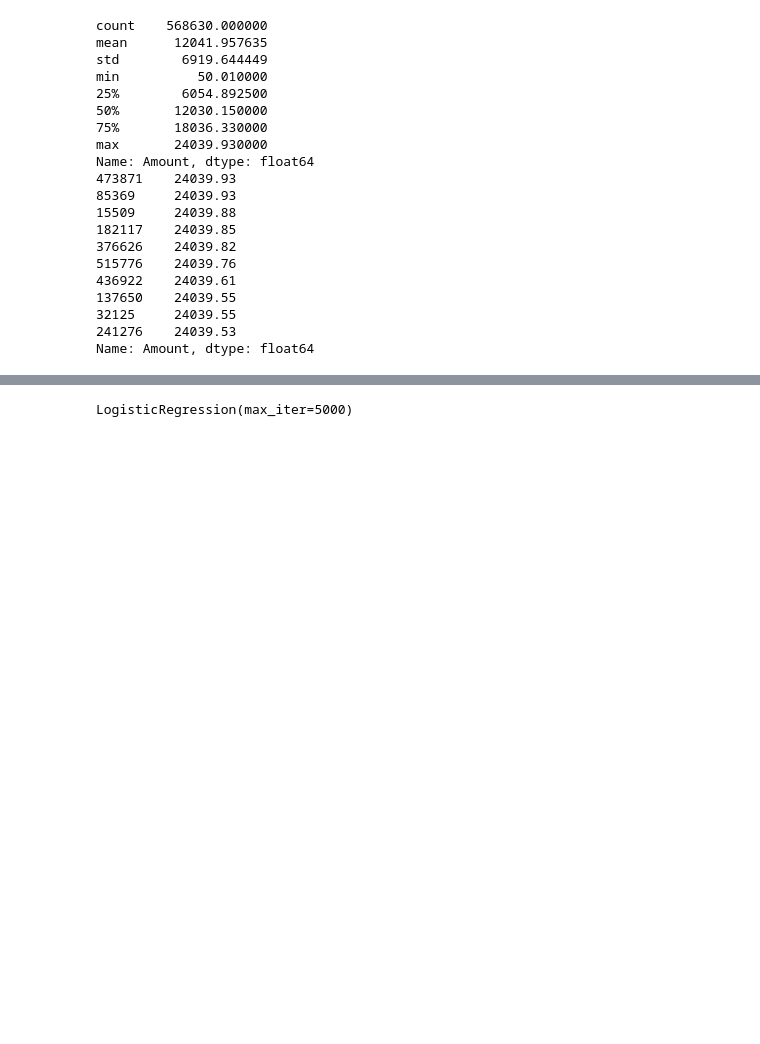
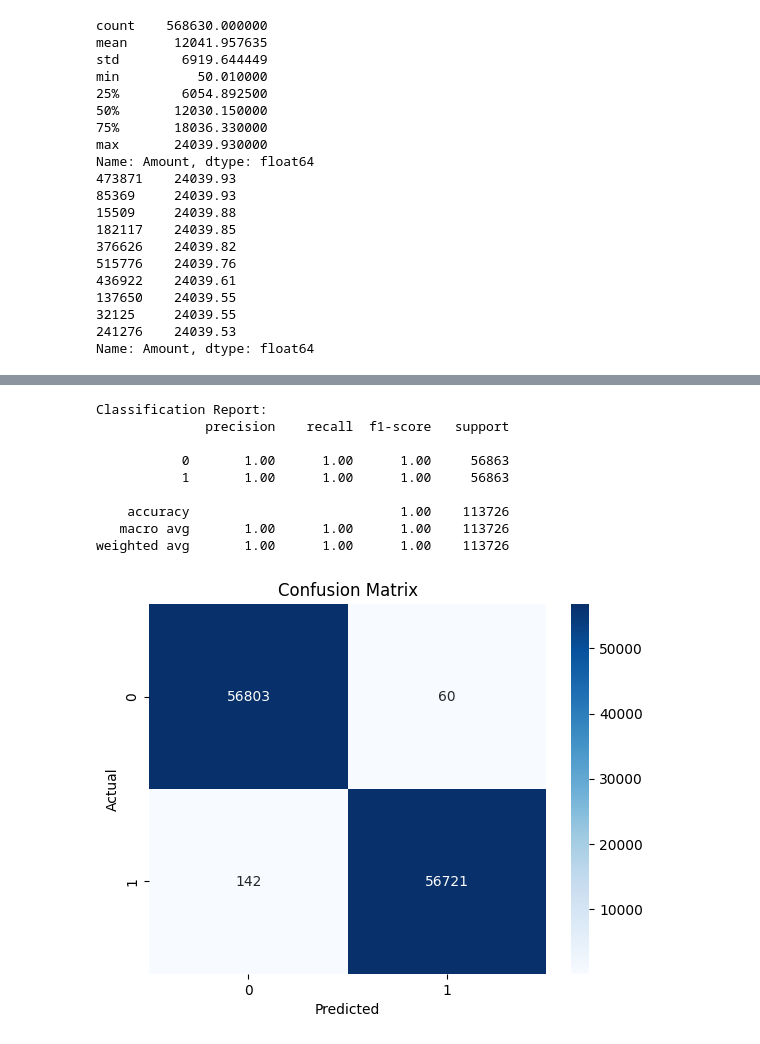
Before and after one commit to ElM3roM3ro/Credit-Card-Fraud-Detection, a Jupyter notebook: notebooks/fraud_detection.ipynb, the cells around one changed output, grey strips where cells are left out. Cells and saved outputs as stored; diff of their text form; code cells hidden in the pictures; blank space fills up the shorter version.

Commit message:
Trained 2 models

```diff
--- a/notebooks/fraud_detection.ipynb
+++ b/notebooks/fraud_detection.ipynb
@@ -108,24 +105,28 @@ plt.show()
 # %%
 #Data preprocessing and Feature preparation
 
-#Scale amount column. Keeping all features V1-V28 to a similar scale
+
 from sklearn.preprocessing import StandardScaler
 
+#Scale amount column. Keeping all features V1-V28 to a similar scale
 scaler = StandardScaler()
 df['scaled_amount'] = scaler.fit_transform(df[['Amount']])
-df = df.drop(columns=['Amount'])  # optional, to avoid duplicate info
+# optional, to avoid duplicate info
+df = df.drop(columns=['Amount'])
+
 
 #Seperate features from labels:
 from sklearn.model_selection import train_test_split
 
-X = df.drop(columns=['Class'])
+#Define X and y
+X = df.drop(columns=['Class', 'id'])
 y = df['Class']
 
+#Split into train and test sets
 X_train, X_test, y_train, y_test = train_test_split(
     X, y, test_size=0.2, stratify=y, random_state=42)
 
-
-#Evaluate feature importance
-from sklearn.ensemble import RandomForestClassifier
-model = RandomForestClassifier().fit(X_train, y_train)
-importances = model.feature_importances_
+# Apply SMOTE ONLY to training data
+from imblearn.over_sampling import SMOTE
+smote = SMOTE(random_state=42)
+X_train_resampled, y_train_resampled = smote.fit_resample(X_train, y_train)
@@ -146,10 +143,37 @@ plt.show()
 # %%
 #Train a Logistic regression model
 
 from sklearn.linear_model import LogisticRegression
+from sklearn.metrics import classification_report, confusion_matrix
 
-# Create and train the model
+from sklearn.linear_model import LogisticRegression
 model = LogisticRegression(max_iter=5000)
-model.fit(X_train, y_train)
+model.fit(X_train_resampled, y_train_resampled)
+
+# Step 6: Evaluate ON ORIGINAL TEST SET
+from sklearn.metrics import classification_report, confusion_matrix
+y_pred = model.predict(X_test)
+
+print("Classification Report:")
+print(classification_report(y_test, y_pred))
+
+# Optional: Confusion matrix
+import seaborn as sns
+import matplotlib.pyplot as plt
+conf_matrix = confusion_matrix(y_test, y_pred)
+sns.heatmap(conf_matrix, annot=True, fmt='d', cmap='Blues')
+plt.xlabel("Predicted")
+plt.ylabel("Actual")
+plt.title("Confusion Matrix")
+plt.show()
 # %% [output]
-LogisticRegression(max_iter=5000)
+Classification Report:
+              precision    recall  f1-score   support
+
+           0       1.00      1.00      1.00     56863
+           1       1.00      1.00      1.00     56863
+
+    accuracy                           1.00    113726
+   macro avg       1.00      1.00      1.00    113726
+weighted avg       1.00      1.00      1.00    113726
+[figure, added]
```
Also changed, not shown: parts of 4 cells of this notebook.
